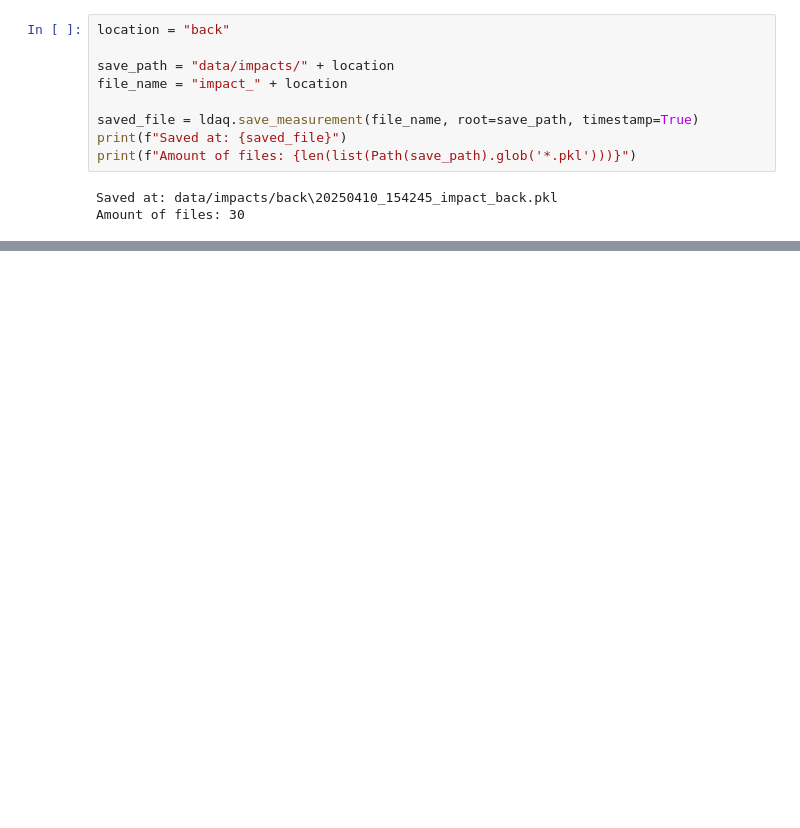
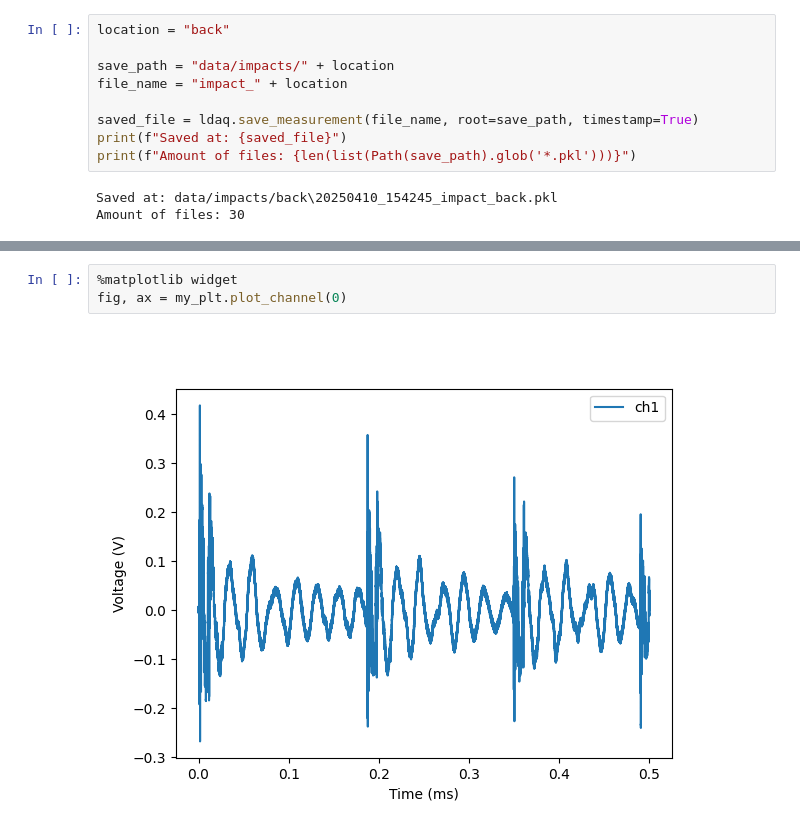
Before and after one commit to MrP123/scf_daq, a Jupyter notebook: main.ipynb, the cells around one changed output, grey strips where cells are left out. Drawn from its saved outputs; the diff is of its cells as text; blank space fills up the shorter version.

```diff
--- a/main.ipynb
+++ b/main.ipynb
@@ -279,0 +193,5 @@ plt.show()
+# %%
+%matplotlib widget
+fig, ax = my_plt.plot_channel(0)
+# %% [output]
+[figure, added]
```
Also changed, not shown: parts of 27 cells of this notebook, 6 other files.
